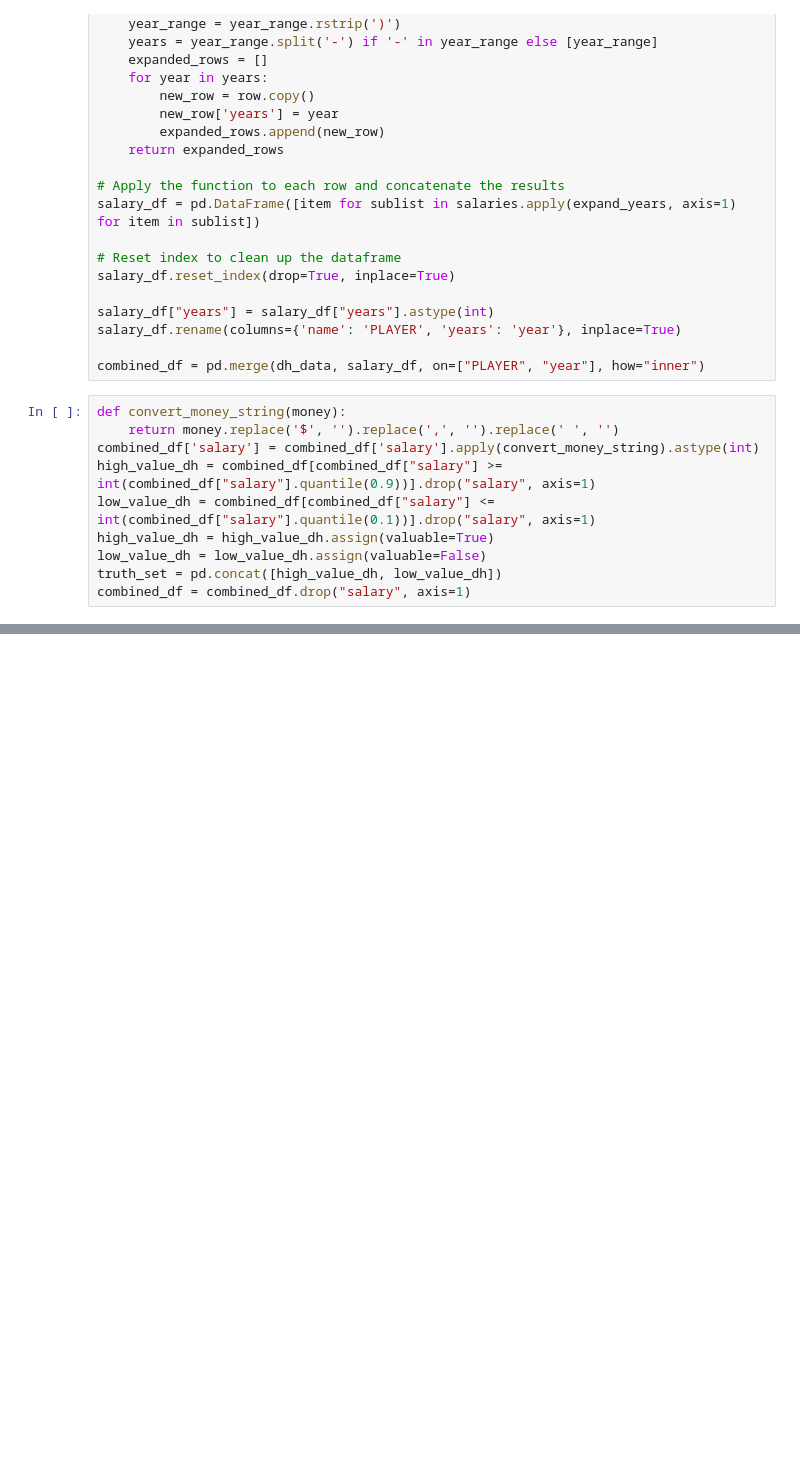
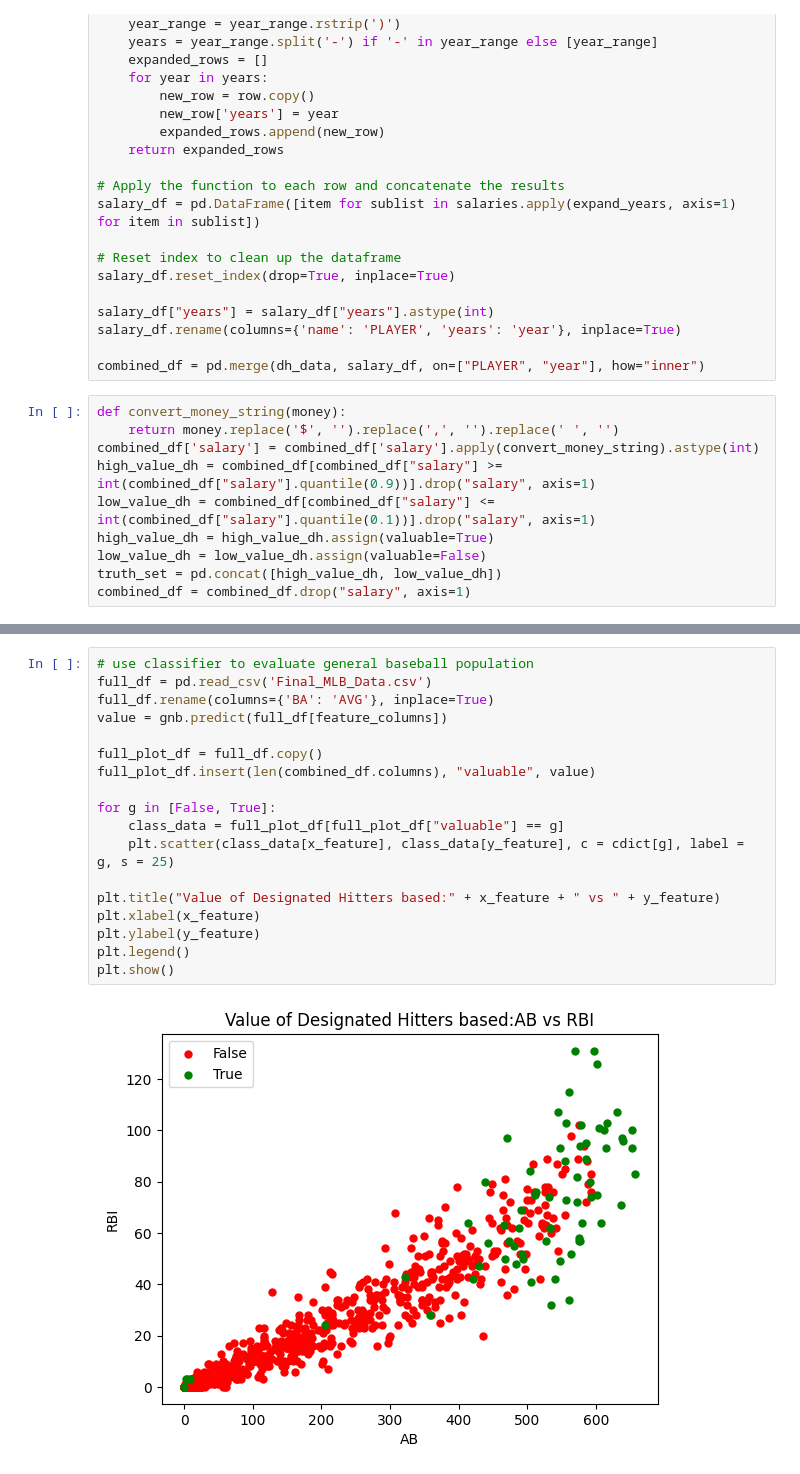
Before and after one commit to filip-r-casey/Data-mining-DH, a Jupyter notebook: new_data.ipynb, the cells around one changed output, grey strips where cells are left out. Cells and saved outputs as stored; diff of their text form; blank space fills up the shorter version.

```diff
--- a/new_data.ipynb
+++ b/new_data.ipynb
@@ -85,0 +142,20 @@ plt.show()
+# %%
+# use classifier to evaluate general baseball population
+full_df = pd.read_csv('Final_MLB_Data.csv')
+full_df.rename(columns={'BA': 'AVG'}, inplace=True)
+value = gnb.predict(full_df[feature_columns])
+
+full_plot_df = full_df.copy()
+full_plot_df.insert(len(combined_df.columns), "valuable", value)
+
+for g in [False, True]:
+    class_data = full_plot_df[full_plot_df["valuable"] == g]
+    plt.scatter(class_data[x_feature], class_data[y_feature], c = cdict[g], label = g, s = 25)
+
+plt.title("Value of Designated Hitters based:" + x_feature + " vs " + y_feature)
+plt.xlabel(x_feature)
+plt.ylabel(y_feature)
+plt.legend()
+plt.show()
+# %% [output]
+[figure, added]
```
Also changed, not shown: parts of 6 cells of this notebook, 1 other file.
